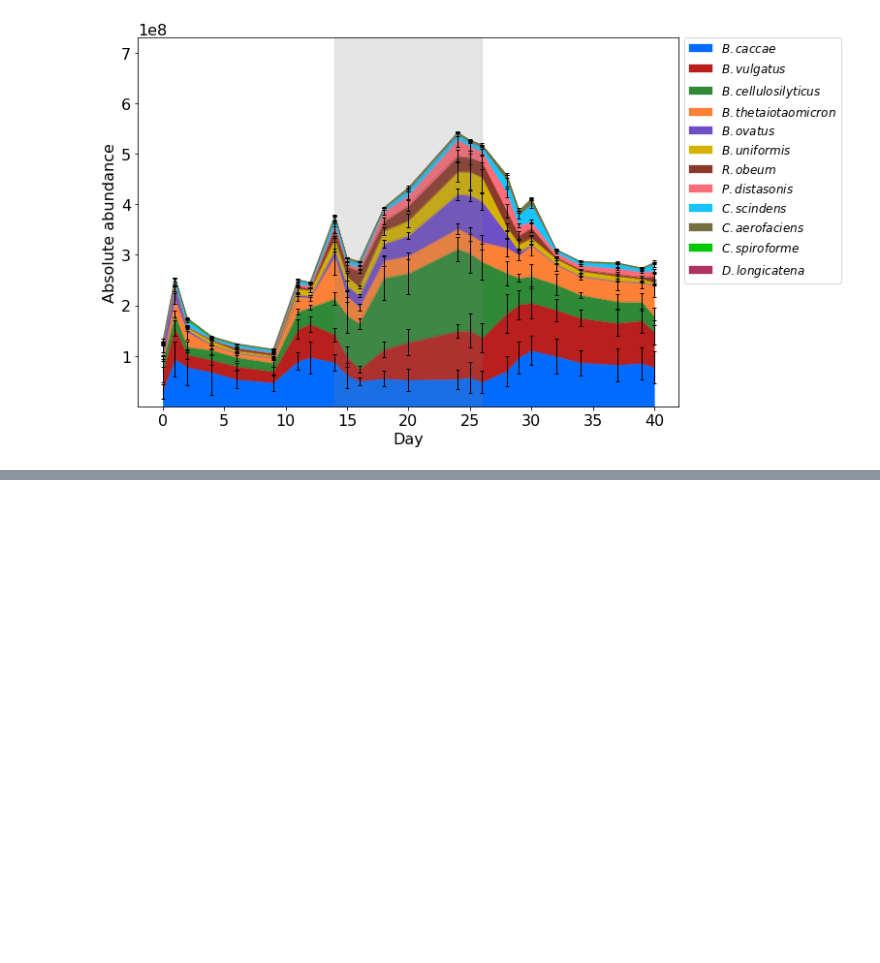
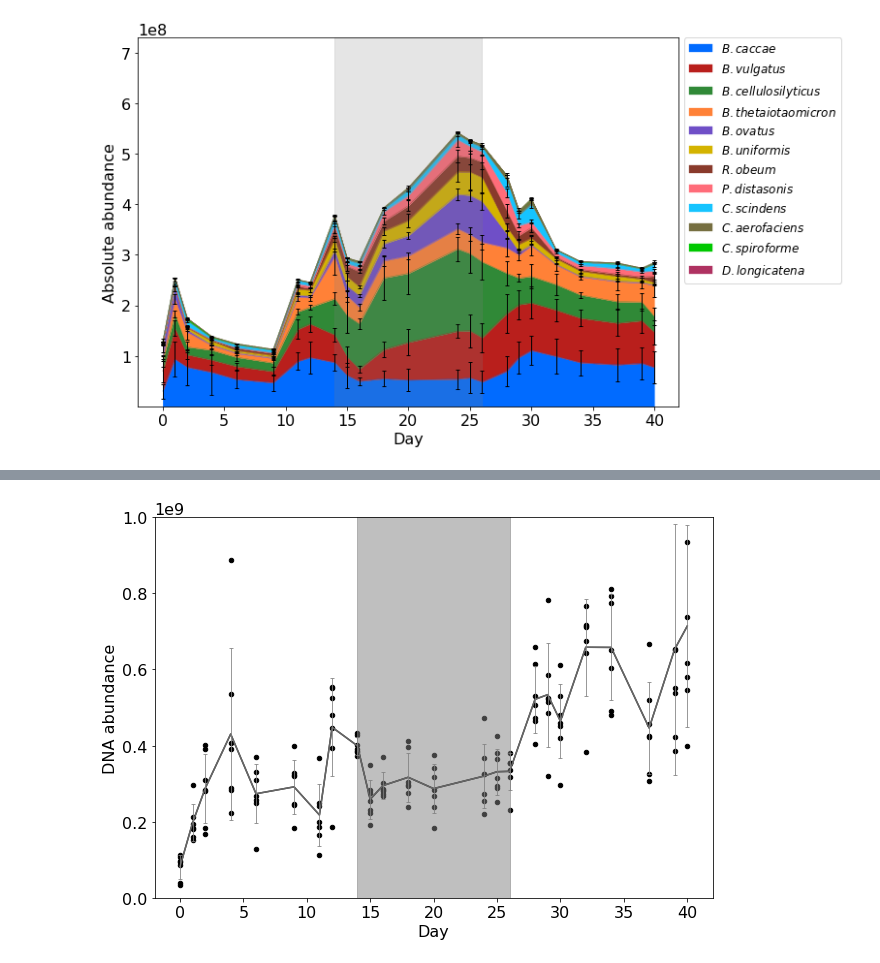
Before and after one commit to alejandrocs98/masters-thesis, a Jupyter notebook: ecological-modeling/abundance_plots.ipynb, the cells around one changed output, grey strips where cells are left out. Drawn from its saved outputs; the diff is of its cells as text; code cells hidden in the pictures; blank space fills up the shorter version.

```diff
--- a/ecological-modeling/abundance_plots.ipynb
+++ b/ecological-modeling/abundance_plots.ipynb
@@ -305,0 +412,5 @@ plt.show()
+# %%
+plot_absolute_dna(lf0_dnamolcs)
+plt.show()
+# %% [output]
+[figure, added]
```
Also changed, not shown: parts of 17 cells of this notebook, 3 other files.
